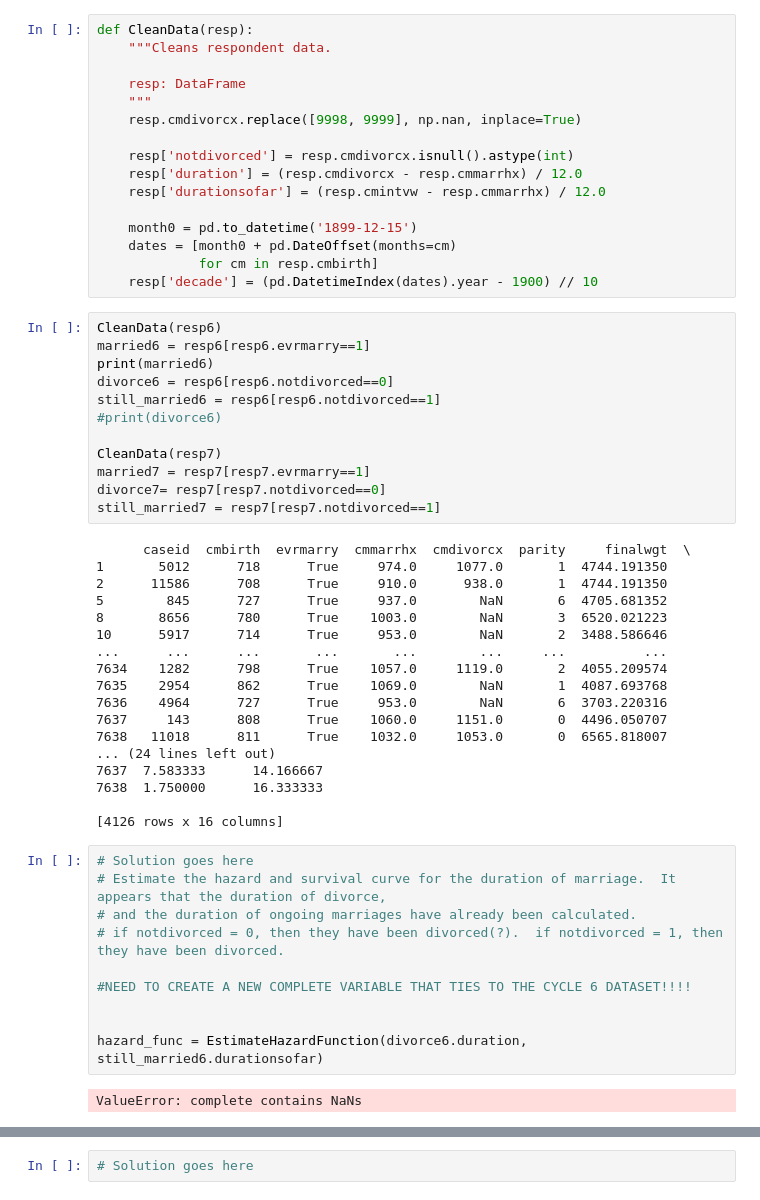
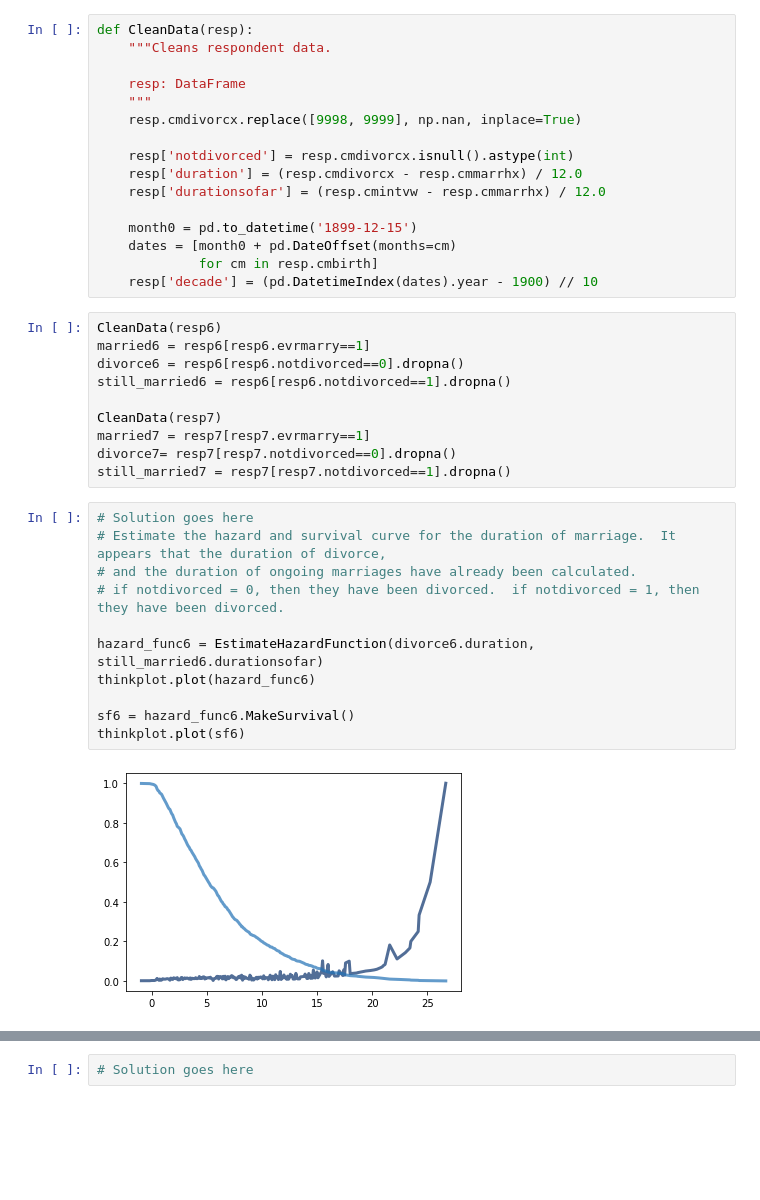
Before and after one commit to ramsey-king/DSC-530-Data-Exploration, a Jupyter notebook: Week-11/chap13exKingRamsey.ipynb, the cells around one changed output, grey strips where cells are left out. Drawn from its saved outputs; the diff is of its cells as text; blank space fills up the shorter version.

```diff
--- a/Week-11/chap13exKingRamsey.ipynb
+++ b/Week-11/chap13exKingRamsey.ipynb
@@ -374,42 +374,23 @@ def CleanData(resp):
 # %%
 CleanData(resp6)
 married6 = resp6[resp6.evrmarry==1]
-print(married6)
-divorce6 = resp6[resp6.notdivorced==0]
-still_married6 = resp6[resp6.notdivorced==1]
-#print(divorce6)
+divorce6 = resp6[resp6.notdivorced==0].dropna()
+still_married6 = resp6[resp6.notdivorced==1].dropna()
 
 CleanData(resp7)
 married7 = resp7[resp7.evrmarry==1]
-divorce7= resp7[resp7.notdivorced==0]
-still_married7 = resp7[resp7.notdivorced==1]
+divorce7= resp7[resp7.notdivorced==0].dropna()
+still_married7 = resp7[resp7.notdivorced==1].dropna()
-# %% [output]
-      caseid  cmbirth  evrmarry  cmmarrhx  cmdivorcx  parity     finalwgt  \
-1       5012      718      True     974.0     1077.0       1  4744.191350
-2      11586      708      True     910.0      938.0       1  4744.191350
-5        845      727      True     937.0        NaN       6  4705.681352
-8       8656      780      True    1003.0        NaN       3  6520.021223
-10      5917      714      True     953.0        NaN       2  3488.586646
-...      ...      ...       ...       ...        ...     ...          ...
-7634    1282      798      True    1057.0     1119.0       2  4055.209574
-7635    2954      862      True    1069.0        NaN       1  4087.693768
-7636    4964      727      True     953.0        NaN       6  3703.220316
-7637     143      808      True    1060.0     1151.0       0  4496.050707
-7638   11018      811      True    1032.0     1053.0       0  6565.818007
-... (24 lines left out)
-7637  7.583333      14.166667
-7638  1.750000      16.333333
-
-[4126 rows x 16 columns]
 # %%
 # Solution goes here
 # Estimate the hazard and survival curve for the duration of marriage.  It appears that the duration of divorce,
 # and the duration of ongoing marriages have already been calculated.
-# if notdivorced = 0, then they have been divorced(?).  if notdivorced = 1, then they have been divorced.
+# if notdivorced = 0, then they have been divorced.  if notdivorced = 1, then they have been divorced.
 
-#NEED TO CREATE A NEW COMPLETE VARIABLE THAT TIES TO THE CYCLE 6 DATASET!!!!
+hazard_func6 = EstimateHazardFunction(divorce6.duration, still_married6.durationsofar)
+thinkplot.plot(hazard_func6)
 
-
-hazard_func = EstimateHazardFunction(divorce6.duration, still_married6.durationsofar)
+sf6 = hazard_func6.MakeSurvival()
+thinkplot.plot(sf6)
 # %% [output]
-ValueError: complete contains NaNs
+[figure, added]
```
Also changed, not shown: parts of 6 cells of this notebook.
